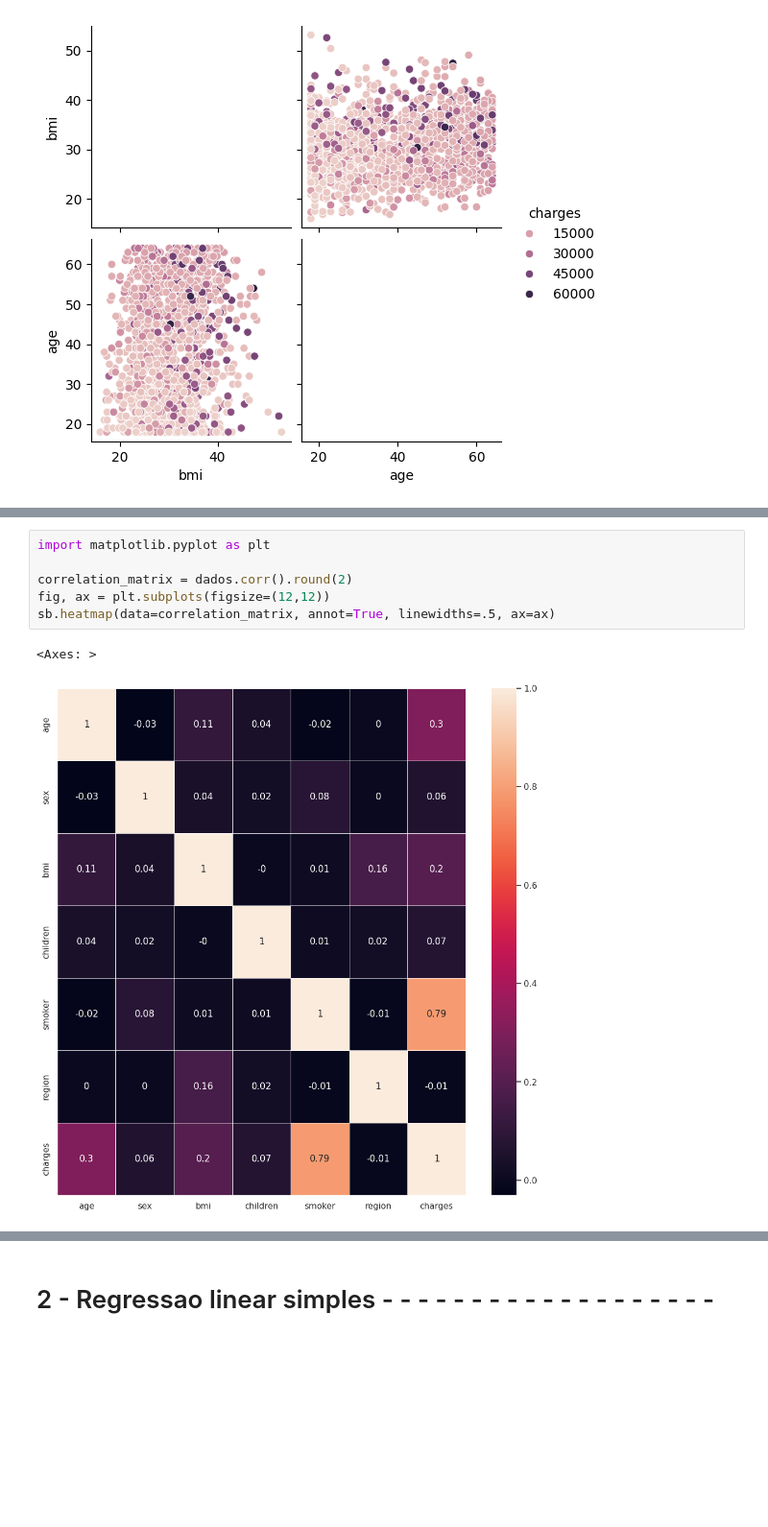
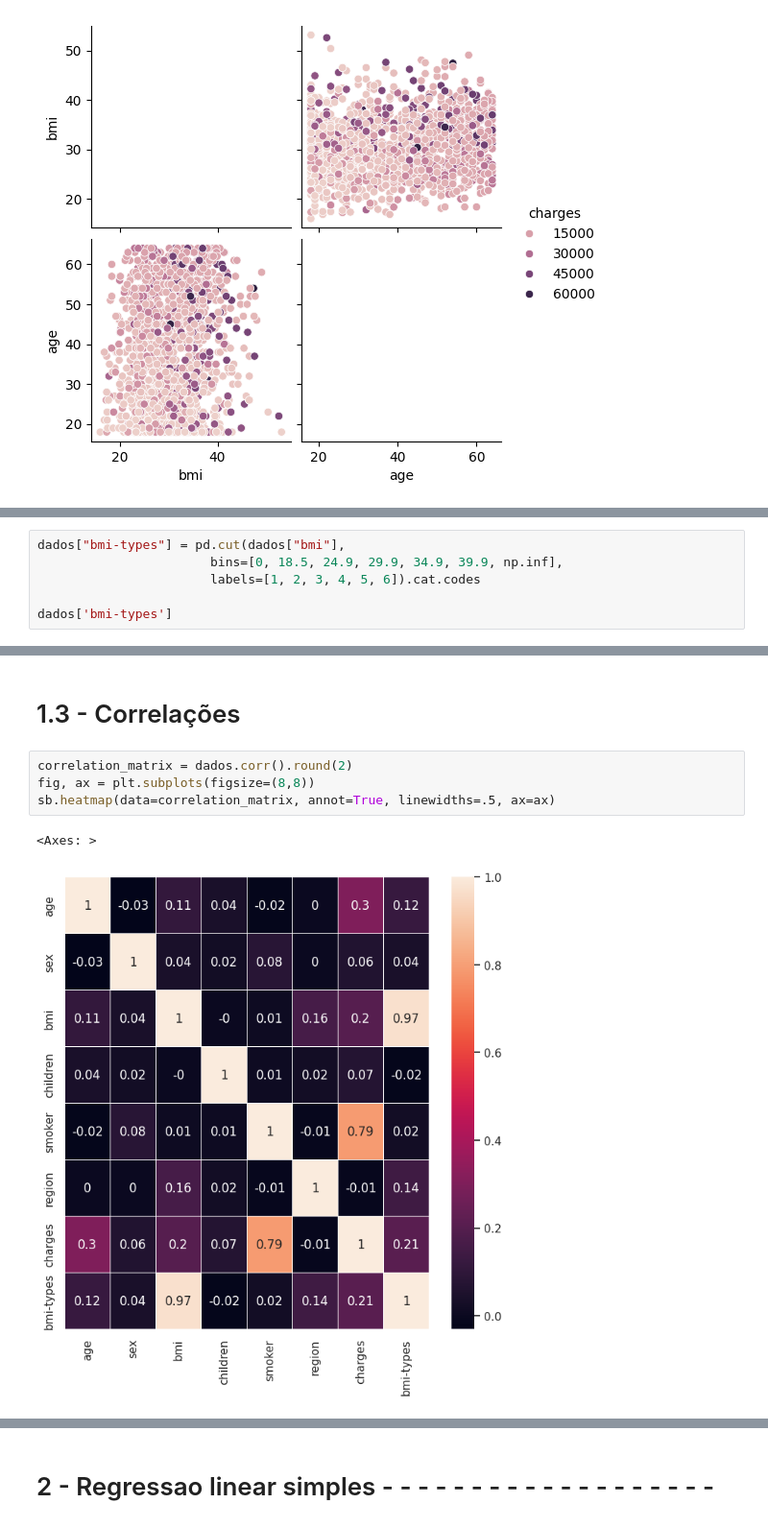
Before and after one commit to lcaffe/tech-challenge, a Jupyter notebook: tech_challenge.ipynb, the cells around one changed output, grey strips where cells are left out. Shown at 96% size. Saved outputs shown, nothing was run; the diff lists cells and outputs as text; blank space fills up the shorter version.

```diff
--- a/tech_challenge.ipynb
+++ b/tech_challenge.ipynb
@@ -234,0 +266,6 @@ dados.head()
+# %%
+dados["bmi-types"] = pd.cut(dados["bmi"],
+                       bins=[0, 18.5, 24.9, 29.9, 34.9, 39.9, np.inf],
+                       labels=[1, 2, 3, 4, 5, 6]).cat.codes
+
+dados['bmi-types']
@@ -240,10 +307,10 @@ sb.pairplot(dados,vars=['age','children','bmi','smoker'],hue="charges")
+# %% [markdown]
+# 1.3 - Correlações
 # %%
-import matplotlib.pyplot as plt
-
 correlation_matrix = dados.corr().round(2)
-fig, ax = plt.subplots(figsize=(12,12))
+fig, ax = plt.subplots(figsize=(8,8))
 sb.heatmap(data=correlation_matrix, annot=True, linewidths=.5, ax=ax)
 # %% [output]
 <Axes: >
-[figure, old version]
+[figure, new version]
 # %% [markdown]
```
Also changed, not shown: parts of 68 cells of this notebook.
